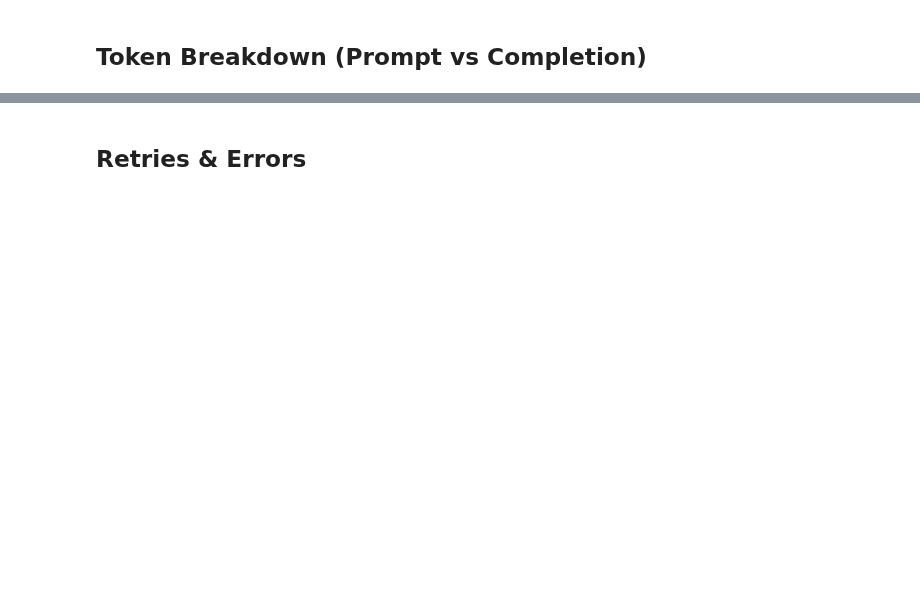
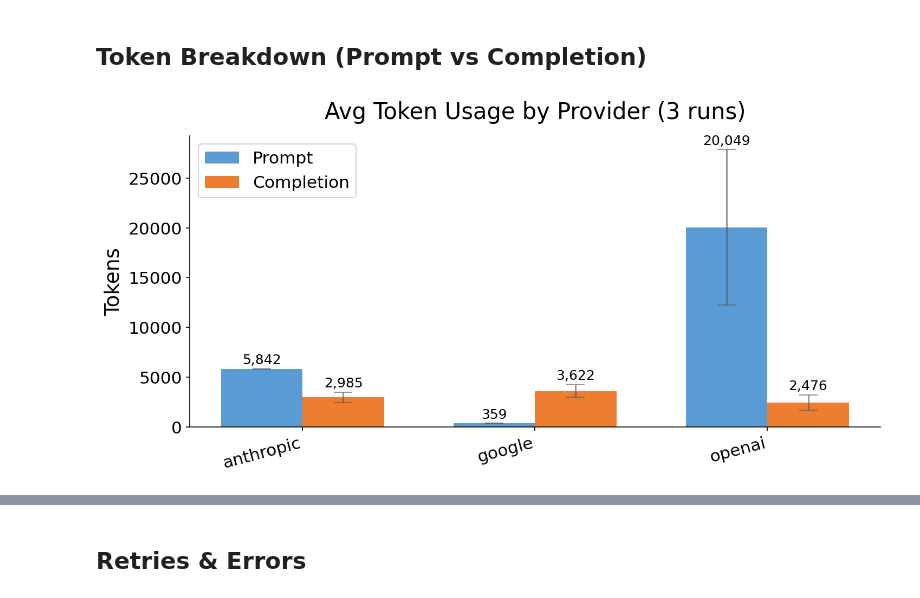
Before and after one commit to Sharkful/llm_ARLEM_Generation, a Jupyter notebook: Code/Testing/benchmark_results.ipynb, the cells around one changed output, grey strips where cells are left out. Cells and saved outputs as stored; diff of their text form; code cells hidden in the pictures; blank space fills up the shorter version.

```diff
--- a/Code/Testing/benchmark_results.ipynb
+++ b/Code/Testing/benchmark_results.ipynb
@@ -105,5 +222,43 @@ plt.show()
 # %% [markdown]
 ## Token Breakdown (Prompt vs Completion)
+# %%
+fig, ax = plt.subplots(figsize=(10, 5))
+
+providers = df_agg["Provider"].tolist()
+x = range(len(providers))
+width = 0.35
+
+# Aggregate prompt/completion tokens separately
+df_tokens = df.groupby("Provider").agg(
+    Prompt=("Prompt Tokens", "mean"),
+    Completion=("Completion Tokens", "mean"),
+    Prompt_std=("Prompt Tokens", "std"),
+    Completion_std=("Completion Tokens", "std"),
+).reset_index()
+
+colors_map = [PROVIDER_COLORS.get(p, "#999") for p in df_tokens["Provider"]]
+
+bars1 = ax.bar([i - width/2 for i in x], df_tokens["Prompt"], width,
+               yerr=df_tokens["Prompt_std"], capsize=8,
+               label="Prompt", color="#5b9bd5",
+               error_kw={"ecolor": "#555", "alpha": 0.6})
+bars2 = ax.bar([i + width/2 for i in x], df_tokens["Completion"], width,
+               yerr=df_tokens["Completion_std"], capsize=8,
+               label="Completion", color="#ed7d31",
+               error_kw={"ecolor": "#555", "alpha": 0.6})
+
+ax.set_ylabel("Tokens")
+ax.set_title("Avg Token Usage by Provider (3 runs)")
+ax.set_xticks(list(x))
+ax.set_xticklabels(providers, rotation=15, ha="right")
+ax.legend()
+ax.bar_label(bars1, fmt="{:,.0f}", fontsize=12, padding=2)
+ax.bar_label(bars2, fmt="{:,.0f}", fontsize=12, padding=2)
+
+plt.tight_layout()
+plt.show()
+# %% [output]
+[figure, added]
 # %%
 fig, ax = plt.subplots(figsize=(10, 5))
 
```
Also changed, not shown: parts of 11 cells of this notebook, 1 other file.
